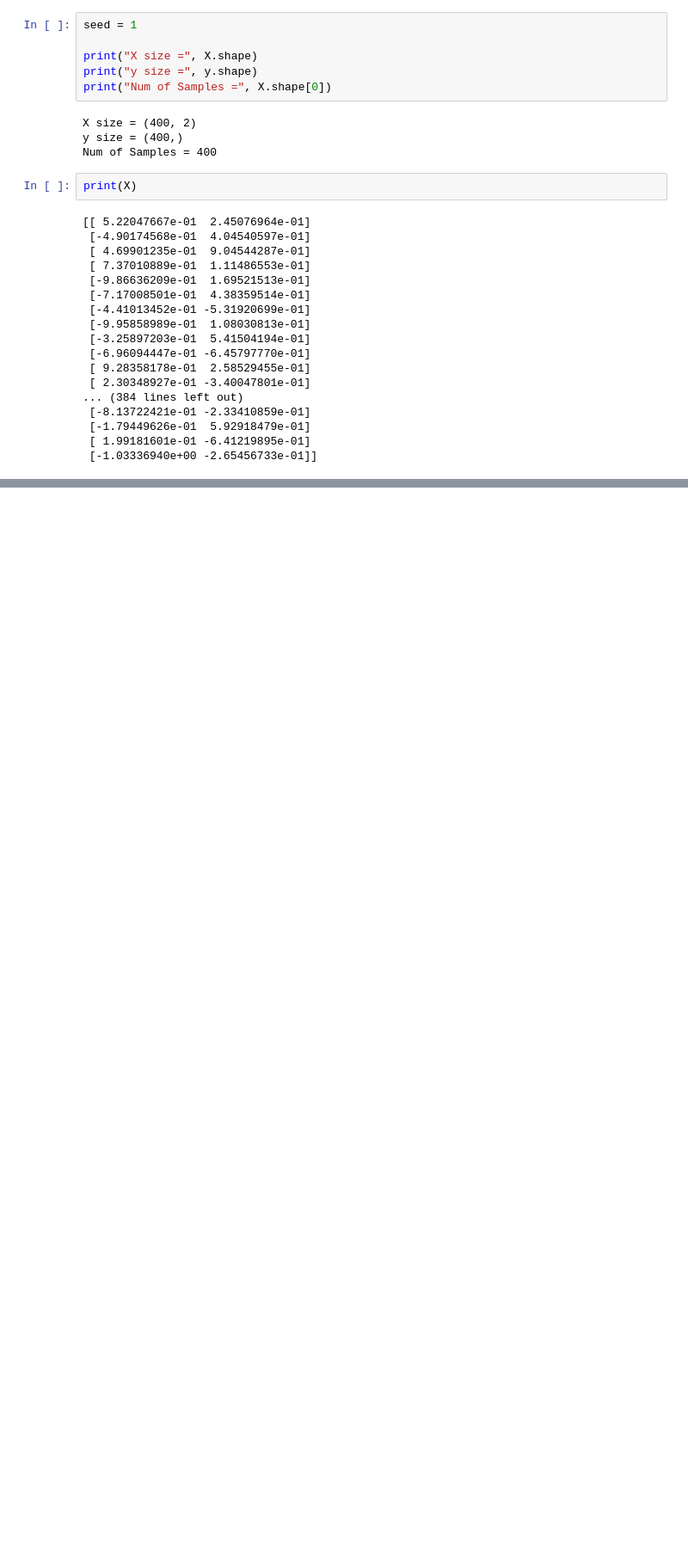
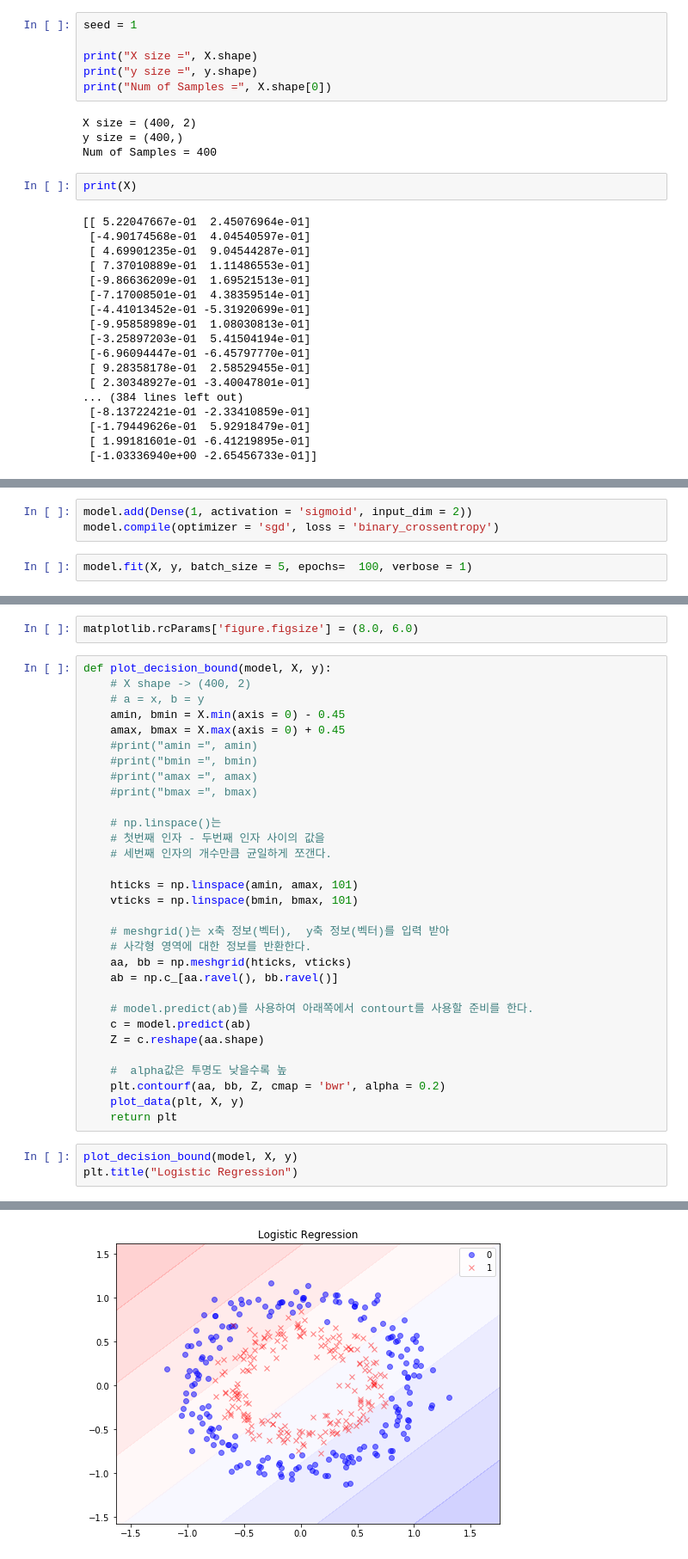
Before and after one commit to thebluesky0205/testRepoLKS, a Jupyter notebook: eleventh.ipynb, the cells around one changed output, grey strips where cells are left out. Shown at 86% size. Cells and saved outputs as stored; diff of their text form; blank space fills up the shorter version.

```diff
--- a/eleventh.ipynb
+++ b/eleventh.ipynb
@@ -64,0 +72,5 @@ print(X)
+# %%
+model.add(Dense(1, activation = 'sigmoid', input_dim = 2))
+model.compile(optimizer = 'sgd', loss = 'binary_crossentropy')
+# %%
+model.fit(X, y, batch_size = 5, epochs=  100, verbose = 1)
@@ -64,0 +96,37 @@ print(X)
+# %%
+matplotlib.rcParams['figure.figsize'] = (8.0, 6.0)
+# %%
+def plot_decision_bound(model, X, y):
+    # X shape -> (400, 2)
+    # a = x, b = y
+    amin, bmin = X.min(axis = 0) - 0.45
+    amax, bmax = X.max(axis = 0) + 0.45
+    #print("amin =", amin)
+    #print("bmin =", bmin)
+    #print("amax =", amax)
+    #print("bmax =", bmax)
+
+    # np.linspace()는
+    # 첫번째 인자 - 두번째 인자 사이의 값을
+    # 세번째 인자의 개수만큼 균일하게 쪼갠다.
+
+    hticks = np.linspace(amin, amax, 101)
+    vticks = np.linspace(bmin, bmax, 101)
+
+    # meshgrid()는 x축 정보(벡터),  y축 정보(벡터)를 입력 받아
+    # 사각형 영역에 대한 정보를 반환한다.
+    aa, bb = np.meshgrid(hticks, vticks)
+    ab = np.c_[aa.ravel(), bb.ravel()]
+
+    # model.predict(ab)를 사용하여 아래쪽에서 contourt를 사용할 준비를 한다.
+    c = model.predict(ab)
+    Z = c.reshape(aa.shape)
+
+    #  alpha값은 투명도 낮을수록 높
+    plt.contourf(aa, bb, Z, cmap = 'bwr', alpha = 0.2)
+    plot_data(plt, X, y)
+    return plt
+# %%
+plot_decision_bound(model, X, y)
+plt.title("Logistic Regression")
+# %% [output]
@@ -64,0 +138 @@ print(X)
+[figure, added]
```
Also changed, not shown: parts of 26 cells of this notebook.
